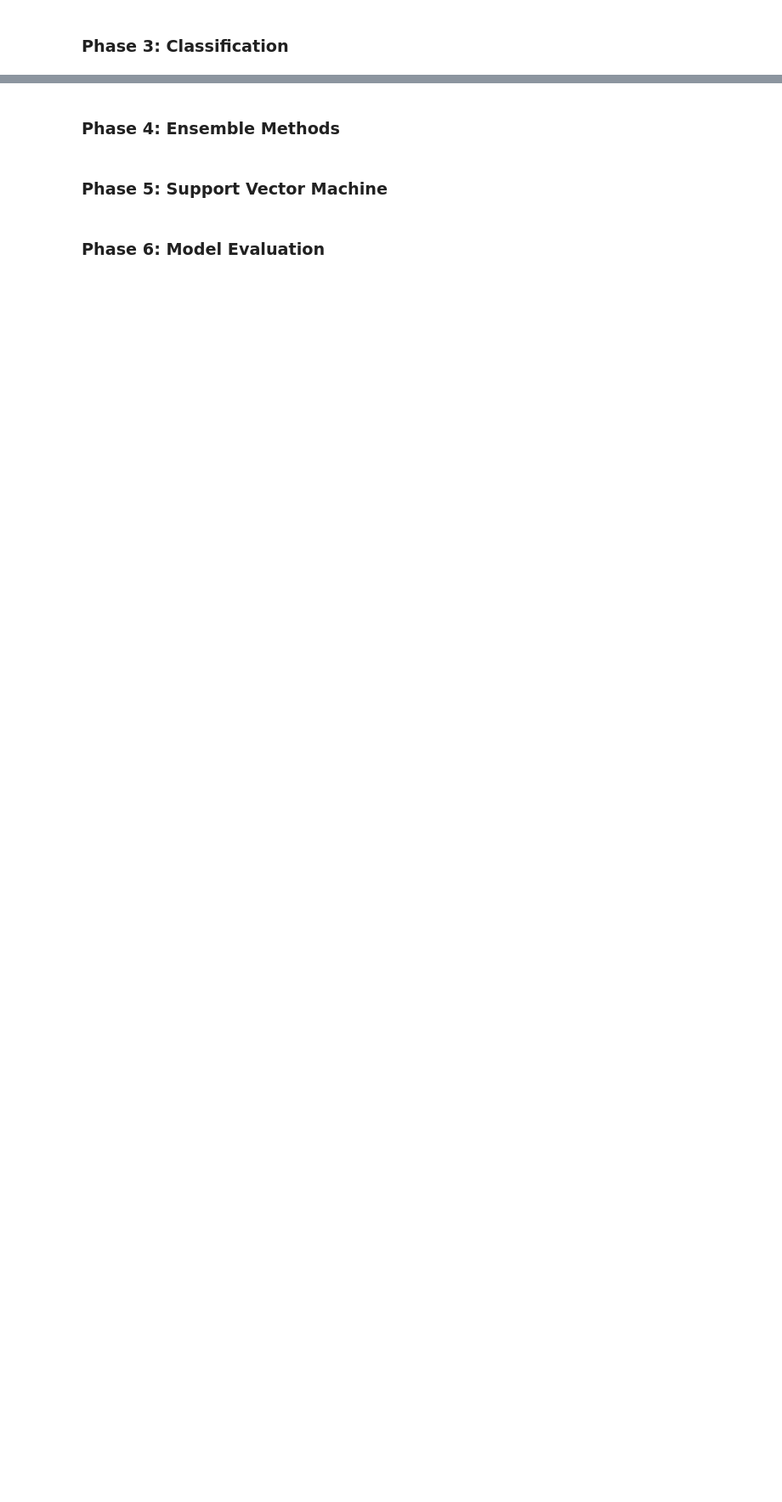
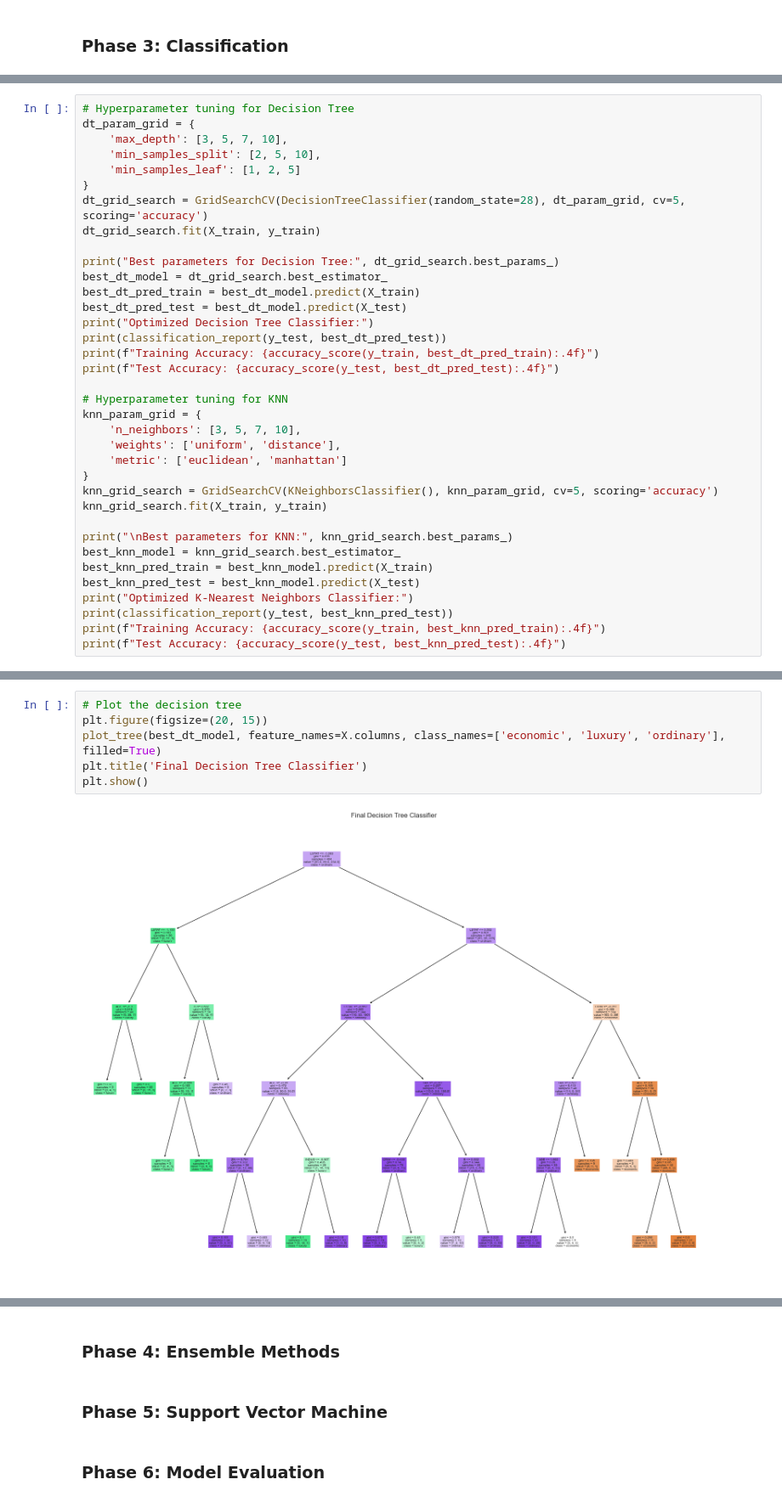
Before and after one commit to amirZZZkiller/AI-Course-Projects, a Jupyter notebook: A4/AI_A4.ipynb, the cells around one changed output, grey strips where cells are left out. Shown at 85% size. Drawn from its saved outputs; the diff is of its cells as text; blank space fills up the shorter version.

Commit message:
do phase 3/6 of part 3/3: classification (& creating new modified dataset)

```diff
--- a/A4/AI_A4.ipynb
+++ b/A4/AI_A4.ipynb
@@ -1064,0 +1409,36 @@ plt.show()
+# %%
+# Hyperparameter tuning for Decision Tree
+dt_param_grid = {
+    'max_depth': [3, 5, 7, 10],
+    'min_samples_split': [2, 5, 10],
+    'min_samples_leaf': [1, 2, 5]
+}
+dt_grid_search = GridSearchCV(DecisionTreeClassifier(random_state=28), dt_param_grid, cv=5, scoring='accuracy')
+dt_grid_search.fit(X_train, y_train)
+
+print("Best parameters for Decision Tree:", dt_grid_search.best_params_)
+best_dt_model = dt_grid_search.best_estimator_
+best_dt_pred_train = best_dt_model.predict(X_train)
+best_dt_pred_test = best_dt_model.predict(X_test)
+print("Optimized Decision Tree Classifier:")
+print(classification_report(y_test, best_dt_pred_test))
+print(f"Training Accuracy: {accuracy_score(y_train, best_dt_pred_train):.4f}")
+print(f"Test Accuracy: {accuracy_score(y_test, best_dt_pred_test):.4f}")
+
+# Hyperparameter tuning for KNN
+knn_param_grid = {
+    'n_neighbors': [3, 5, 7, 10],
+    'weights': ['uniform', 'distance'],
+    'metric': ['euclidean', 'manhattan']
+}
+knn_grid_search = GridSearchCV(KNeighborsClassifier(), knn_param_grid, cv=5, scoring='accuracy')
+knn_grid_search.fit(X_train, y_train)
+
+print("\nBest parameters for KNN:", knn_grid_search.best_params_)
+best_knn_model = knn_grid_search.best_estimator_
+best_knn_pred_train = best_knn_model.predict(X_train)
+best_knn_pred_test = best_knn_model.predict(X_test)
+print("Optimized K-Nearest Neighbors Classifier:")
+print(classification_report(y_test, best_knn_pred_test))
+print(f"Training Accuracy: {accuracy_score(y_train, best_knn_pred_train):.4f}")
+print(f"Test Accuracy: {accuracy_score(y_test, best_knn_pred_test):.4f}")
@@ -1064,0 +1504,8 @@ plt.show()
+# %%
+# Plot the decision tree
+plt.figure(figsize=(20, 15))
+plot_tree(best_dt_model, feature_names=X.columns, class_names=['economic', 'luxury', 'ordinary'], filled=True)
+plt.title('Final Decision Tree Classifier')
+plt.show()
+# %% [output]
+[figure, added]
```
Also changed, not shown: parts of 19 cells of this notebook, 4 other files.
